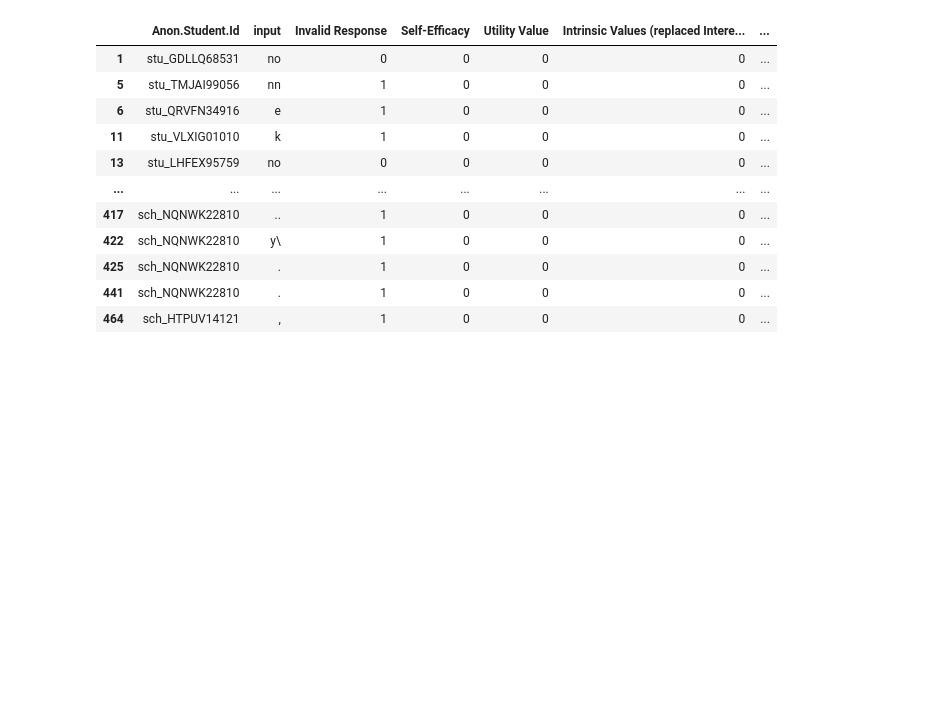
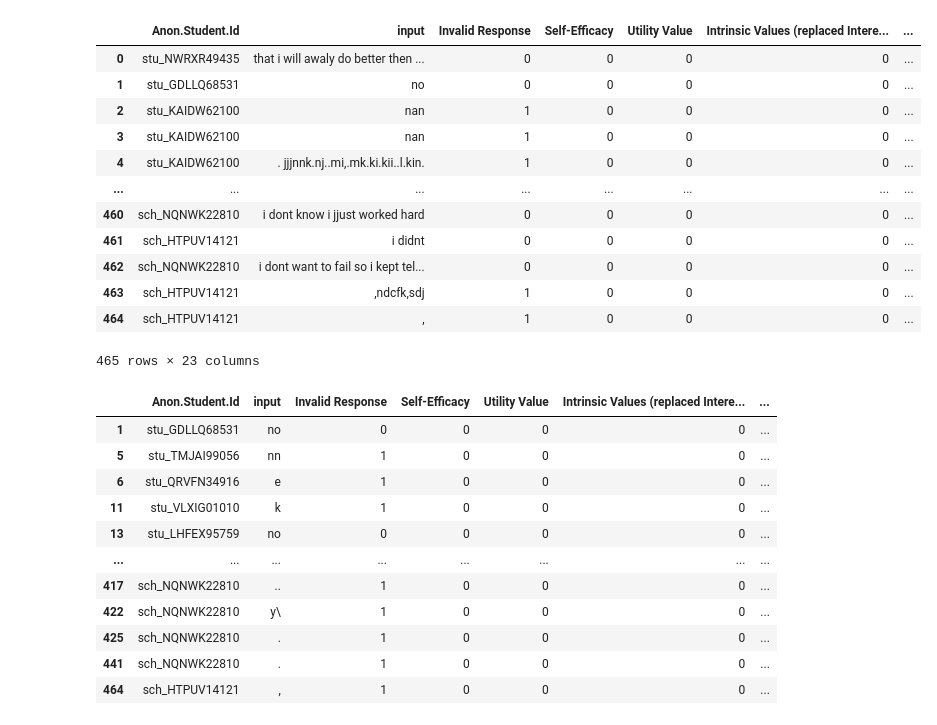
Before and after one commit to YBao7/NLP_Project, a Jupyter notebook: NLP_text_TF-IDF.ipynb, the cells around one changed output. Cells and saved outputs as stored; diff of their text form; code cells hidden in the pictures; blank space fills up the shorter version.

```diff
--- a/NLP_text_TF-IDF.ipynb
+++ b/NLP_text_TF-IDF.ipynb
@@ -39,6 +42,22 @@ text_df['input'] = text_df['input'].str.lower() # convert the text to lower case
 
 text_df_3 = text_df[text_df['input'].str.len() >= 3] #can adjust the threshold here
 short_input_df = text_df[text_df['input'].str.len() < 3]
+# %%
+text_df
+# %% [output]
+|  | Anon.Student.Id | input | Invalid Response | Self-Efficacy | Utility Value | Intrinsic Values (replaced Intere... | ... |
+| 0 | stu_NWRXR49435 | that i will awaly do better then ... | 0 | 0 | 0 | 0 | ... |
+| 1 | stu_GDLLQ68531 | no | 0 | 0 | 0 | 0 | ... |
+| 2 | stu_KAIDW62100 | nan | 1 | 0 | 0 | 0 | ... |
+| 3 | stu_KAIDW62100 | nan | 1 | 0 | 0 | 0 | ... |
+| 4 | stu_KAIDW62100 | . jjjnnk.nj..mi,.mk.ki.kii..l.kin. | 1 | 0 | 0 | 0 | ... |
+| ... | ... | ... | ... | ... | ... | ... | ... |
+| 460 | sch_NQNWK22810 | i dont know i jjust worked hard | 0 | 0 | 0 | 0 | ... |
+| 461 | sch_HTPUV14121 | i didnt | 0 | 0 | 0 | 0 | ... |
+| 462 | sch_NQNWK22810 | i dont want to fail so i kept tel... | 0 | 0 | 0 | 0 | ... |
+| 463 | sch_HTPUV14121 | ,ndcfk,sdj | 1 | 0 | 0 | 0 | ... |
+| 464 | sch_HTPUV14121 | , | 1 | 0 | 0 | 0 | ... |
+465 rows × 23 columns
 # %%
 short_input_df
 # %% [output]
```
Also changed, not shown: parts of 14 cells of this notebook.
